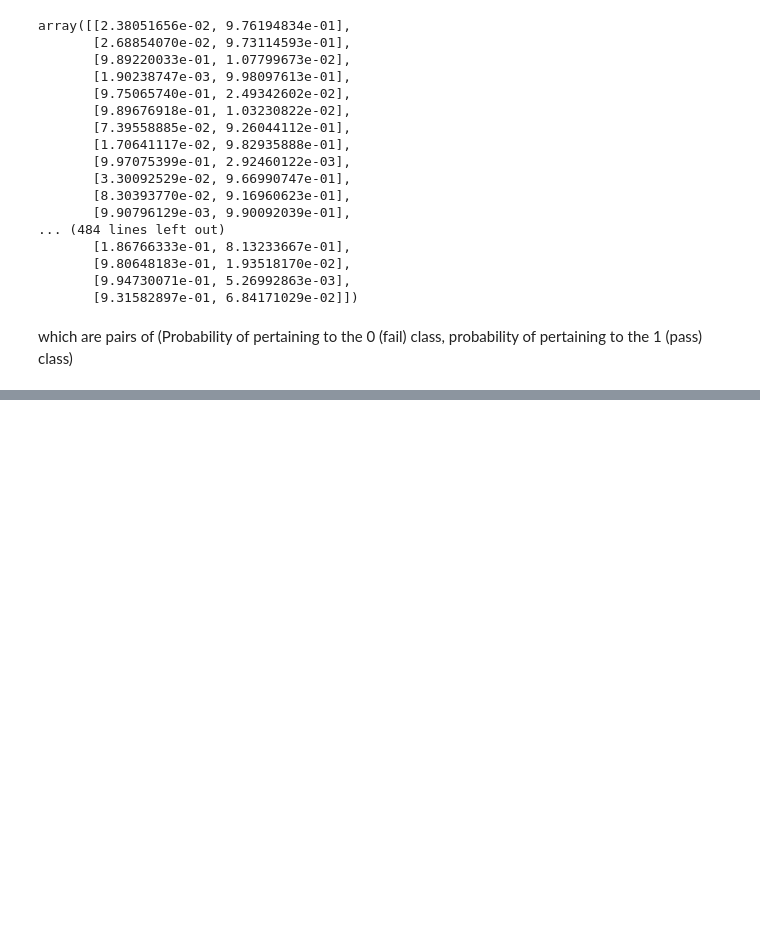
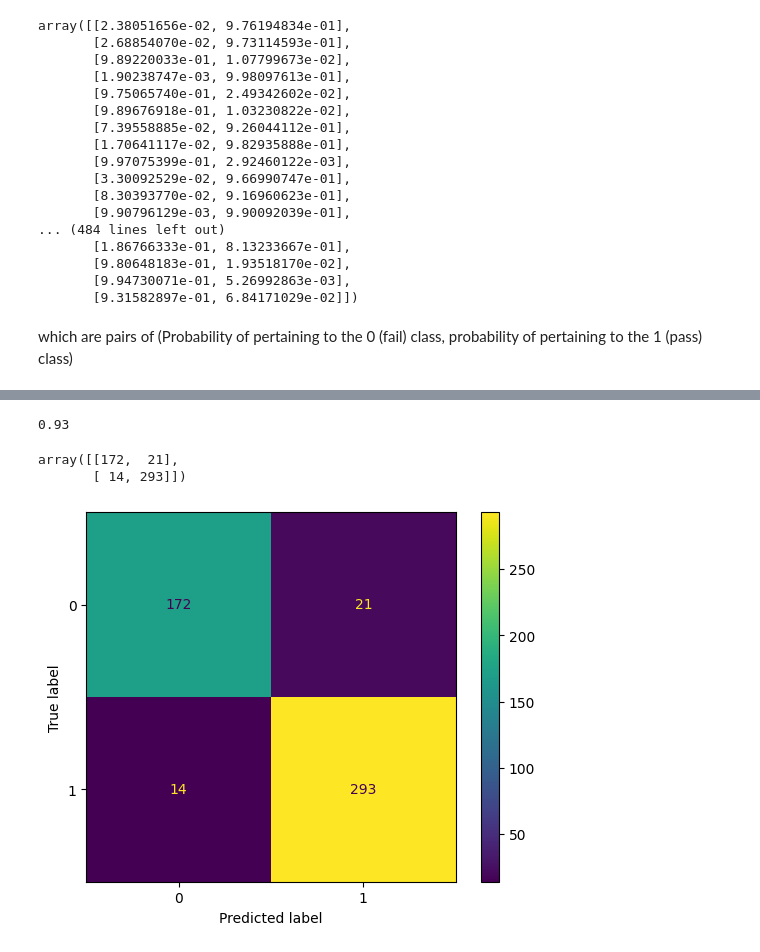
Before and after one commit to manuelvigarcia/python4ml_ds, a Jupyter notebook: resources/Notes/LogisticRegression/LogisticRegression.ipynb, the cells around one changed output, grey strips where cells are left out. Cells and saved outputs as stored; diff of their text form; code cells hidden in the pictures; blank space fills up the shorter version.

```diff
--- a/resources/Notes/LogisticRegression/LogisticRegression.ipynb
+++ b/resources/Notes/LogisticRegression/LogisticRegression.ipynb
@@ -195,0 +202,3 @@ which are pairs of (Probability of pertaining to the 0 (fail) class, probability
+# %%
+y_pred = log_model.predict(scaled_X_test)
+y_pred
@@ -195,0 +223,9 @@ which are pairs of (Probability of pertaining to the 0 (fail) class, probability
+# %%
+accuracy_score(y_test,y_pred)
+# %% [output]
+0.93
+# %%
+confusion_matrix(y_test,y_pred)
+# %% [output]
+array([[172,  21],
+       [ 14, 293]])
@@ -195,0 +234,5 @@ which are pairs of (Probability of pertaining to the 0 (fail) class, probability
+# %%
+cm = confusion_matrix(y_test,y_pred)
+cm_display = ConfusionMatrixDisplay(cm).plot()
+# %% [output]
+[figure, added]
```
Also changed, not shown: parts of 22 cells of this notebook.
